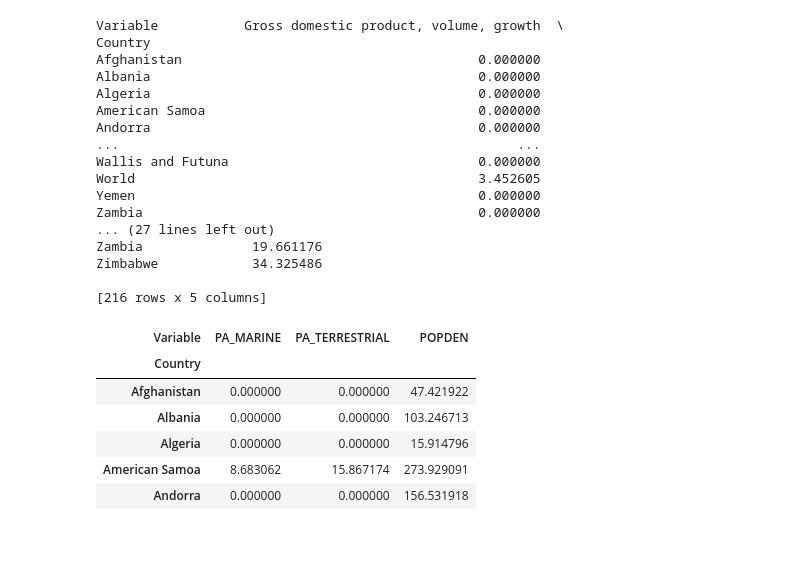
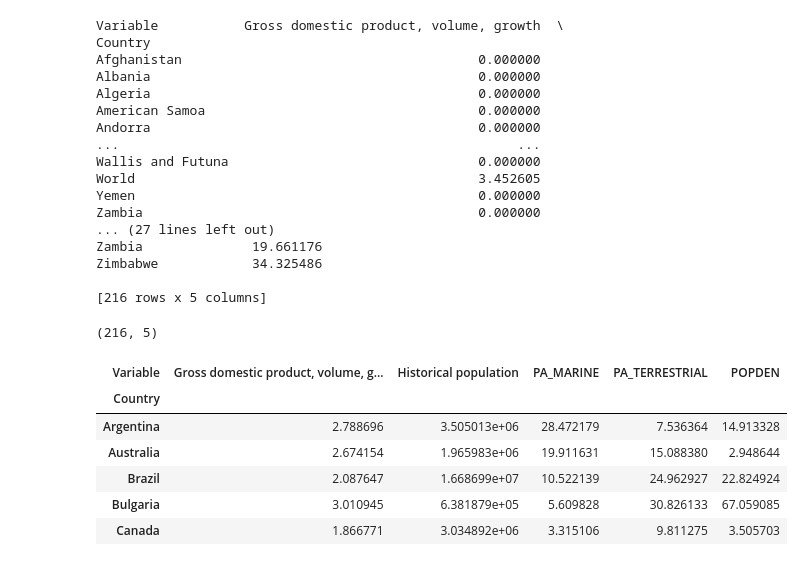
Before and after one commit to BoSuto/Data-analysis-for-business-March-2022-, a Jupyter notebook: Population, Economics & Green Growth.ipynb, the cells around one changed output. Cells and saved outputs as stored; diff of their text form; code cells hidden in the pictures.

Commit message:
country list with no zero values

```diff
--- a/Population, Economics & Green Growth.ipynb
+++ b/Population, Economics & Green Growth.ipynb
@@ -1027,15 +1027,20 @@ Zimbabwe            34.325486
 
 [216 rows x 5 columns]
 # %%
-concat_pivot.head()
+concat_pivot.shape
 # %% [output]
-| Variable | PA_MARINE | PA_TERRESTRIAL | POPDEN |
-| Country |  |  |  |
-| Afghanistan | 0.000000 | 0.000000 | 47.421922 |
-| Albania | 0.000000 | 0.000000 | 103.246713 |
-| Algeria | 0.000000 | 0.000000 | 15.914796 |
-| American Samoa | 8.683062 | 15.867174 | 273.929091 |
-| Andorra | 0.000000 | 0.000000 | 156.531918 |
+(216, 5)
+# %%
+concat_pivot=concat_pivot[(concat_pivot != 0).all(1)]
+concat_pivot.head()
+# %% [output]
+| Variable | Gross domestic product, volume, g... | Historical population | PA_MARINE | PA_TERRESTRIAL | POPDEN |
+| Country |  |  |  |  |  |
+| Argentina | 2.788696 | 3.505013e+06 | 28.472179 | 7.536364 | 14.913328 |
+| Australia | 2.674154 | 1.965983e+06 | 19.911631 | 15.088380 | 2.948644 |
+| Brazil | 2.087647 | 1.668699e+07 | 10.522139 | 24.962927 | 22.824924 |
+| Bulgaria | 3.010945 | 6.381879e+05 | 5.609828 | 30.826133 | 67.059085 |
+| Canada | 1.866771 | 3.034892e+06 | 3.315106 | 9.811275 | 3.505703 |
 # %%
 from pivottablejs import pivot_ui
 # %%
```
Also changed, not shown: parts of 14 cells of this notebook.
